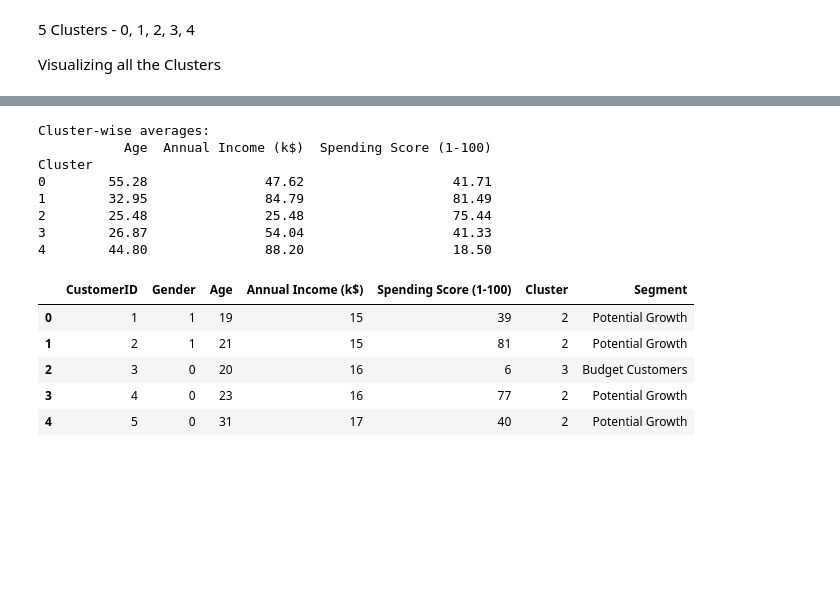
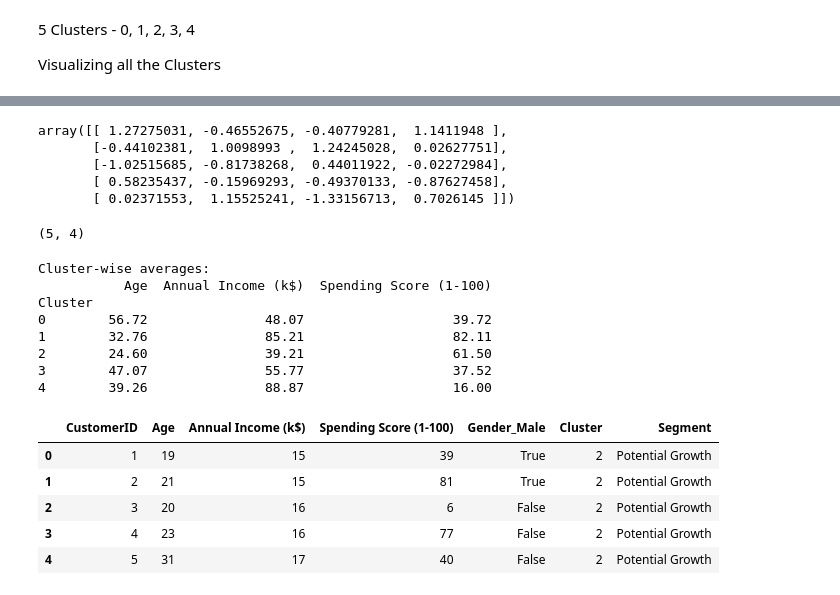
Before and after one commit to mehwish16/Customer-Segmentation, a Jupyter notebook: Customer Segmentation.ipynb, the cells around one changed output, grey strips where cells are left out. Cells and saved outputs as stored; diff of their text form; code cells hidden in the pictures; blank space fills up the shorter version.

```diff
--- a/Customer Segmentation.ipynb
+++ b/Customer Segmentation.ipynb
@@ -67,5 +67,4 @@ df.describe()
 df.dropna(inplace=True)
 # %%
 if "Gender" in df.columns:
-    le = LabelEncoder()
-    df["Gender"] = le.fit_transform(df["Gender"])
+    df = pd.get_dummies(df, columns=["Gender"], drop_first=True)
@@ -72,8 +103,8 @@ if "Gender" in df.columns:
 # %%
 #checking for outliers
-features = df.columns[2:5]
+features = df.columns[1:4]
 plt.figure(figsize=(12,6))
 sns.boxplot(data=df[features])
-plt.title("Outlier Detection using Boxplot (Before Removal)")
+plt.title("Outlier Detection using Boxplot")
 plt.show()
 # %% [output]
@@ -88,8 +119,9 @@ def remove_outliers(df, col):
     upper = q3 + 1.5*iqr
     return df[(df[col]>=lower) & (df[col]<=upper)]
 
-numeric_cols = [c for c in features if c in df.columns]
-for col in numeric_cols:
+
+for col in features:
     df = remove_outliers(df, col)
 # %%
-X = df.iloc[:,2:5].values
+X = df.iloc[:,1:6].values
+X
@@ -220,29 +251,41 @@ plt.show()
+# %%
+centers
+# %% [output]
+array([[ 1.27275031, -0.46552675, -0.40779281,  1.1411948 ],
+       [-0.44102381,  1.0098993 ,  1.24245028,  0.02627751],
+       [-1.02515685, -0.81738268,  0.44011922, -0.02272984],
+       [ 0.58235437, -0.15969293, -0.49370133, -0.87627458],
+       [ 0.02371553,  1.15525241, -1.33156713,  0.7026145 ]])
+# %%
+centers.shape
+# %% [output]
+(5, 4)
 # %%
 # Cluster Summary
 print("\nCluster-wise averages:")
 cluster_summary = df.groupby("Cluster")[features].mean().round(2)
 print(cluster_summary)
 cluster_labels = {
-    0: "Upsell Targets",                    #High income, low spenders
+    0: "General Shoppers",                  #Mid income, moderate spenders
     1: "Premium Customers",                 #High income, high spenders
-    2: "Potential Growth",                  #Moderate income, high spenders
-    3: "Budget Customers",                  #Low income, low spenders
-    4: "General Shoppers"                   #Average income, moderate spenders
+    2: "Potential Growth",                  #Low income, high spenders
+    3: "Budget Consious customers",         #Mid income, low spenders
+    4: "Upsell Targets"                     #High income, low spenders
 }
 df["Segment"] = df["Cluster"].map(cluster_labels)
 df.head()
 # %% [output]
 Cluster-wise averages:
            Age  Annual Income (k$)  Spending Score (1-100)
 Cluster
-0        55.28               47.62                   41.71
-1        32.95               84.79                   81.49
-2        25.48               25.48                   75.44
-3        26.87               54.04                   41.33
-4        44.80               88.20                   18.50
+0        56.72               48.07                   39.72
+1        32.76               85.21                   82.11
+2        24.60               39.21                   61.50
+3        47.07               55.77                   37.52
+4        39.26               88.87                   16.00
-|  | CustomerID | Gender | Age | Annual Income (k$) | Spending Score (1-100) | Cluster | Segment |
-| 0 | 1 | 1 | 19 | 15 | 39 | 2 | Potential Growth |
-| 1 | 2 | 1 | 21 | 15 | 81 | 2 | Potential Growth |
-| 2 | 3 | 0 | 20 | 16 | 6 | 3 | Budget Customers |
-| 3 | 4 | 0 | 23 | 16 | 77 | 2 | Potential Growth |
-| 4 | 5 | 0 | 31 | 17 | 40 | 2 | Potential Growth |
+|  | CustomerID | Age | Annual Income (k$) | Spending Score (1-100) | Gender_Male | Cluster | Segment |
+| 0 | 1 | 19 | 15 | 39 | True | 2 | Potential Growth |
+| 1 | 2 | 21 | 15 | 81 | True | 2 | Potential Growth |
+| 2 | 3 | 20 | 16 | 6 | False | 2 | Potential Growth |
+| 3 | 4 | 23 | 16 | 77 | False | 2 | Potential Growth |
+| 4 | 5 | 31 | 17 | 40 | False | 2 | Potential Growth |
```
Also changed, not shown: parts of 11 cells of this notebook.
